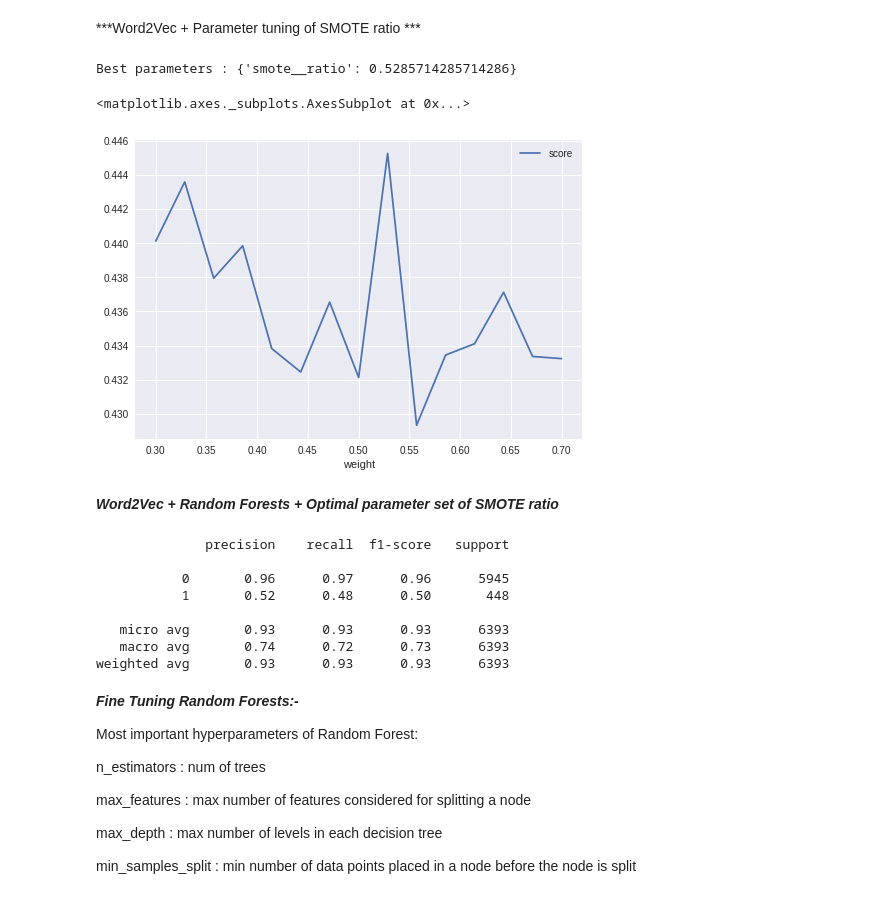
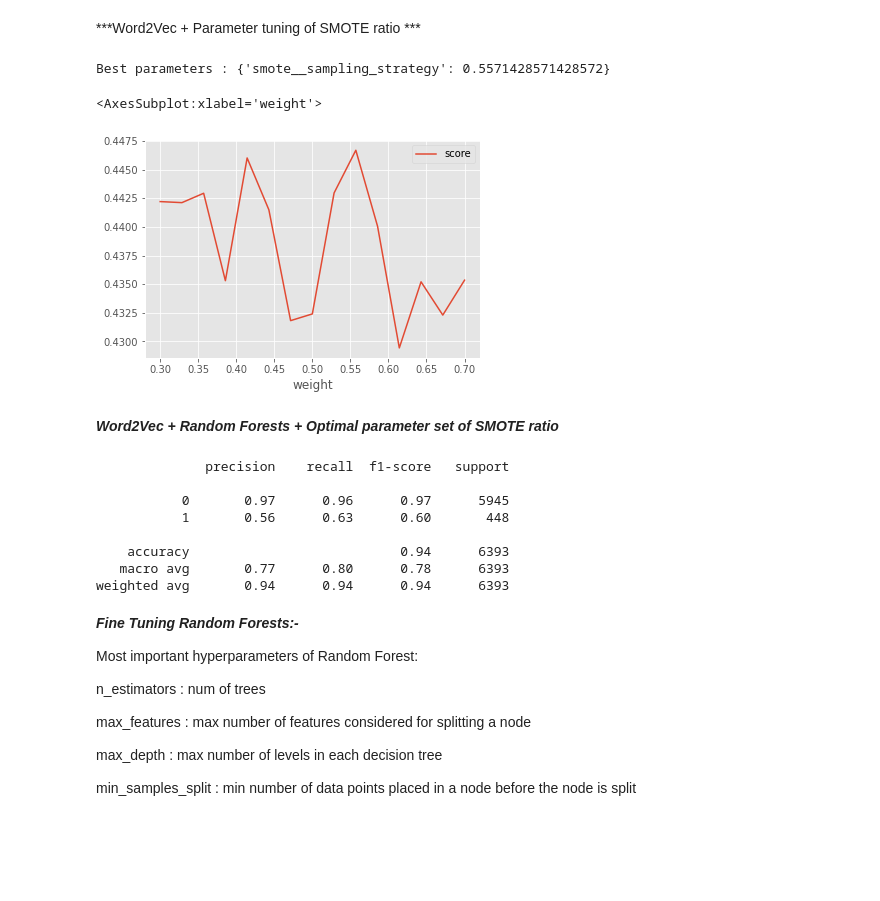
Before and after one commit to aravindpai/Beginners-Guide-to-Sentiment-Analysis, a Jupyter notebook: main.ipynb, the cells around one changed output. Drawn from its saved outputs; the diff is of its cells as text; code cells hidden in the pictures; blank space fills up the shorter version.

Commit message:
Fix SMOTE parameter error

```diff
--- a/main.ipynb
+++ b/main.ipynb
@@ -54,5 +71,5 @@ warnings.filterwarnings("ignore")
 # %%
-data=pd.read_csv("train_E6oV3lV.csv")
+data=pd.read_csv("data/train_E6oV3lV.csv")
 data.info() #Datatypes, dimensions of data
 # %% [output]
 <class 'pandas.core.frame.DataFrame'>
@@ -93,6 +112,8 @@ print('Total length of the data is:            {}'.format(data.shape[0]))
 Number of positve tagged sentences is:  29720
 Number of negative tagged sentences is: 2242
 Total length of the data is:            31962
+# %%
+plt.style.use('ggplot')
 # %%
 sns.countplot(x="label", data=data)
 # %% [output]
@@ -1051,38 +1086,38 @@ weighted avg       0.94      0.95      0.94      6393
 # %%
 pipe = make_pipeline(
     SMOTE(),
     RandomForestClassifier(n_estimators=25)
 )
 
 kf = StratifiedKFold(n_splits = 3)
 
 weights = np.linspace(0.3,0.7,15)
 
 gsc = GridSearchCV(
     estimator=pipe,
     param_grid={
-        'smote__ratio': weights
+        'smote__sampling_strategy': weights
     },
     scoring='f1',
     cv=kf
 )
 grid_result = gsc.fit(word2vec, y)
 
 print("Best parameters : %s" % grid_result.best_params_)
 
 # Plot the weights vs f1 score
 dataz = pd.DataFrame({ 'score': grid_result.cv_results_['mean_test_score'],
                        'weight': weights })
 dataz.plot(x='weight')
 # %% [output]
-Best parameters : {'smote__ratio': 0.5285714285714286}
+Best parameters : {'smote__sampling_strategy': 0.5571428571428572}
-<matplotlib.axes._subplots.AxesSubplot at 0x...>
+<AxesSubplot:xlabel='weight'>
-[figure, old version]
+[figure, new version]
 # %% [markdown]
 ***Word2Vec + Random Forests + Optimal parameter set of SMOTE ratio***
 # %%
 pipe = make_pipeline(
-    SMOTE(random_state=777,ratio=0.5285714285714286),
+    SMOTE(random_state=777,sampling_strategy=grid_result.best_params_['smote__sampling_strategy']),
     RandomForestClassifier()
 )
 
@@ -1097,12 +1132,12 @@ print(classification_report(y_val, y_pred))
 # %% [output]
               precision    recall  f1-score   support
 
-           0       0.96      0.97      0.96      5945
-           1       0.52      0.48      0.50       448
+           0       0.97      0.96      0.97      5945
+           1       0.56      0.63      0.60       448
 
-   micro avg       0.93      0.93      0.93      6393
-   macro avg       0.74      0.72      0.73      6393
-weighted avg       0.93      0.93      0.93      6393
+    accuracy                           0.94      6393
+   macro avg       0.77      0.80      0.78      6393
+weighted avg       0.94      0.94      0.94      6393
 # %% [markdown]
 ***Fine Tuning Random Forests:-***
 
```
Also changed, not shown: parts of 43 cells of this notebook.
